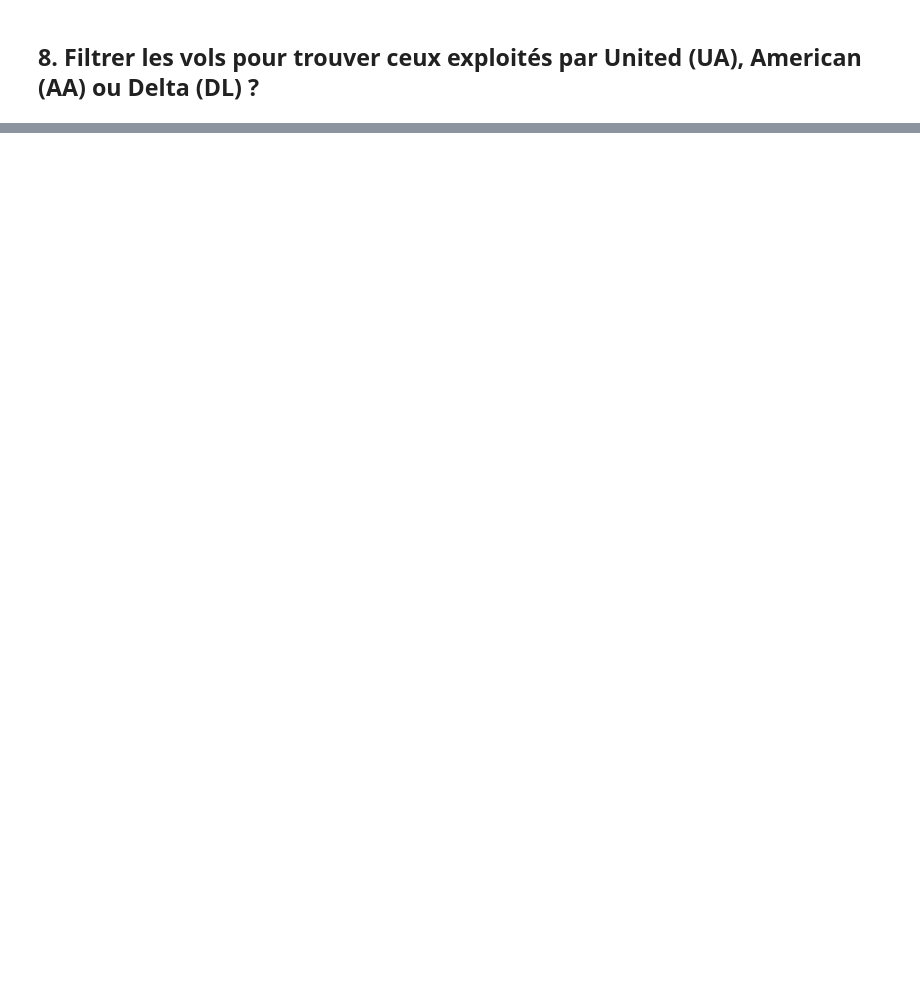
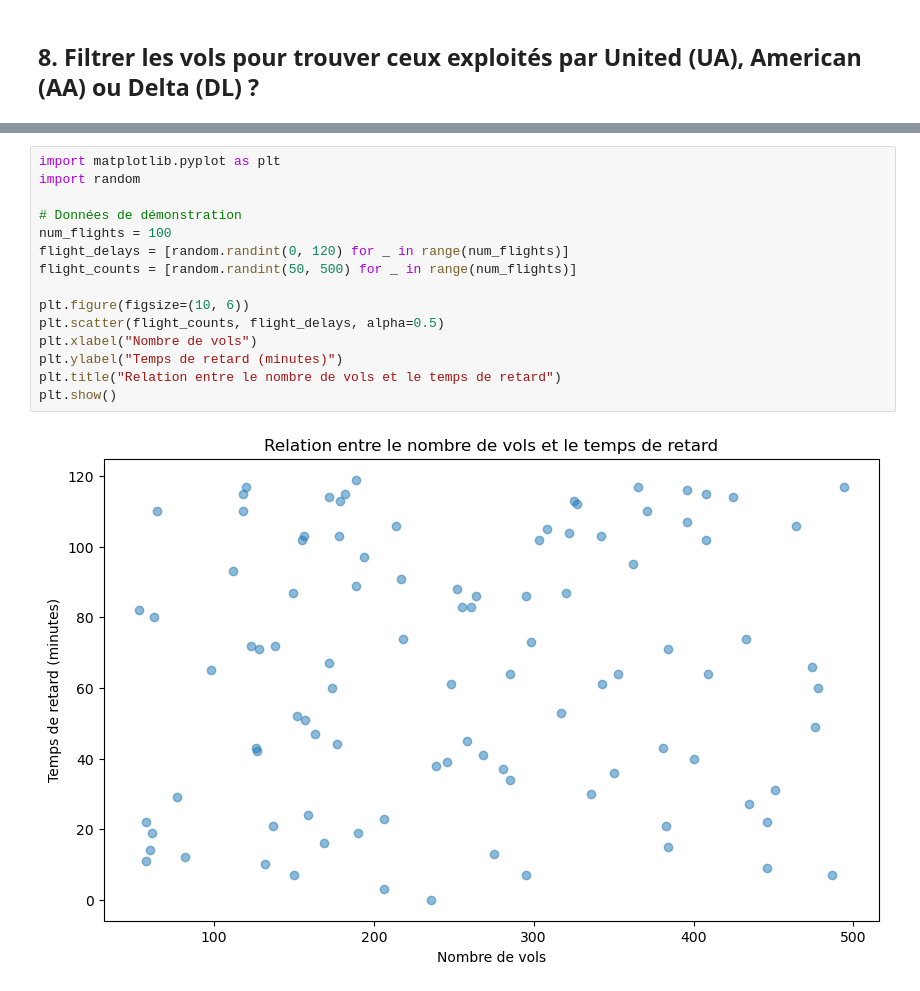
Before and after one commit to arnaudlagarde/Flight-Data-Analysis, a Jupyter notebook: notebooks/Flight_Data_Analysis.ipynb, the cells around one changed output, grey strips where cells are left out. Drawn from its saved outputs; the diff is of its cells as text; blank space fills up the shorter version.

```diff
--- a/notebooks/Flight_Data_Analysis.ipynb
+++ b/notebooks/Flight_Data_Analysis.ipynb
@@ -312,0 +516,17 @@ airlines_all_destinations.show()
+# %%
+import matplotlib.pyplot as plt
+import random
+
+# Données de démonstration
+num_flights = 100
+flight_delays = [random.randint(0, 120) for _ in range(num_flights)]
+flight_counts = [random.randint(50, 500) for _ in range(num_flights)]
+
+plt.figure(figsize=(10, 6))
+plt.scatter(flight_counts, flight_delays, alpha=0.5)
+plt.xlabel("Nombre de vols")
+plt.ylabel("Temps de retard (minutes)")
+plt.title("Relation entre le nombre de vols et le temps de retard")
+plt.show()
+# %% [output]
+[figure, added]
```
Also changed, not shown: parts of 40 cells of this notebook.
